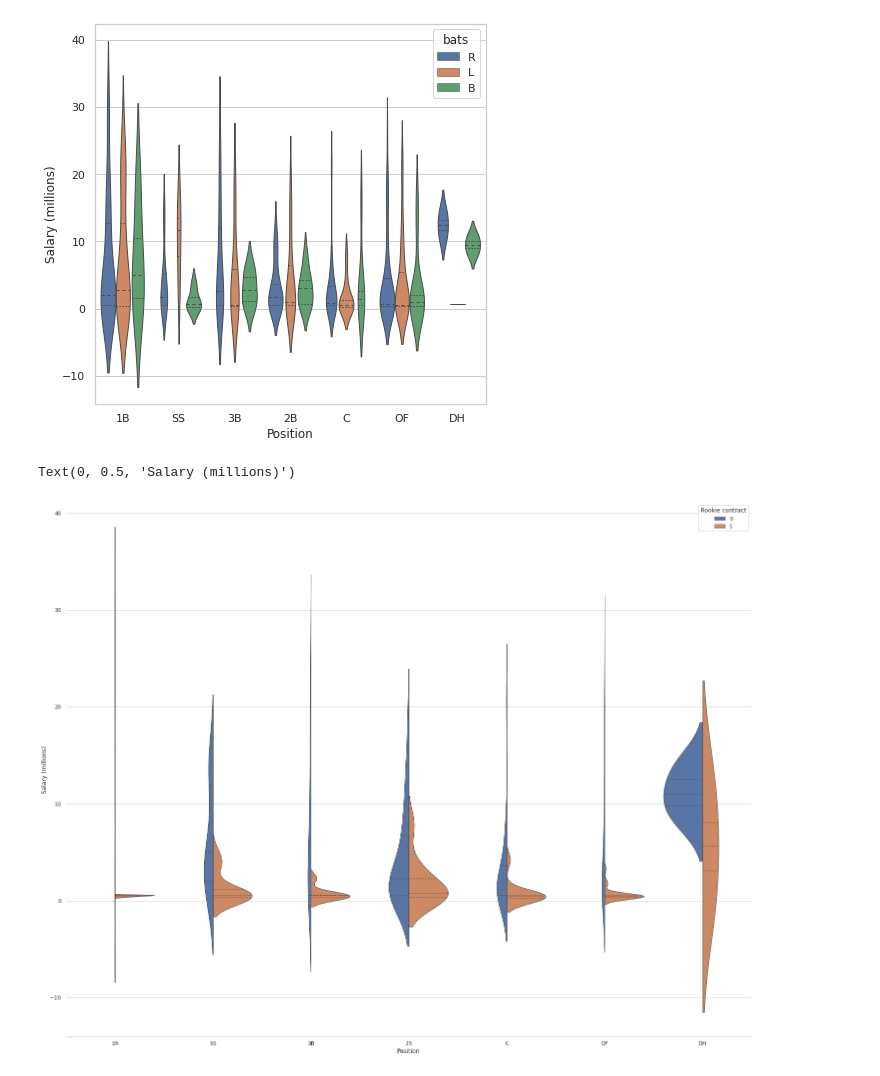
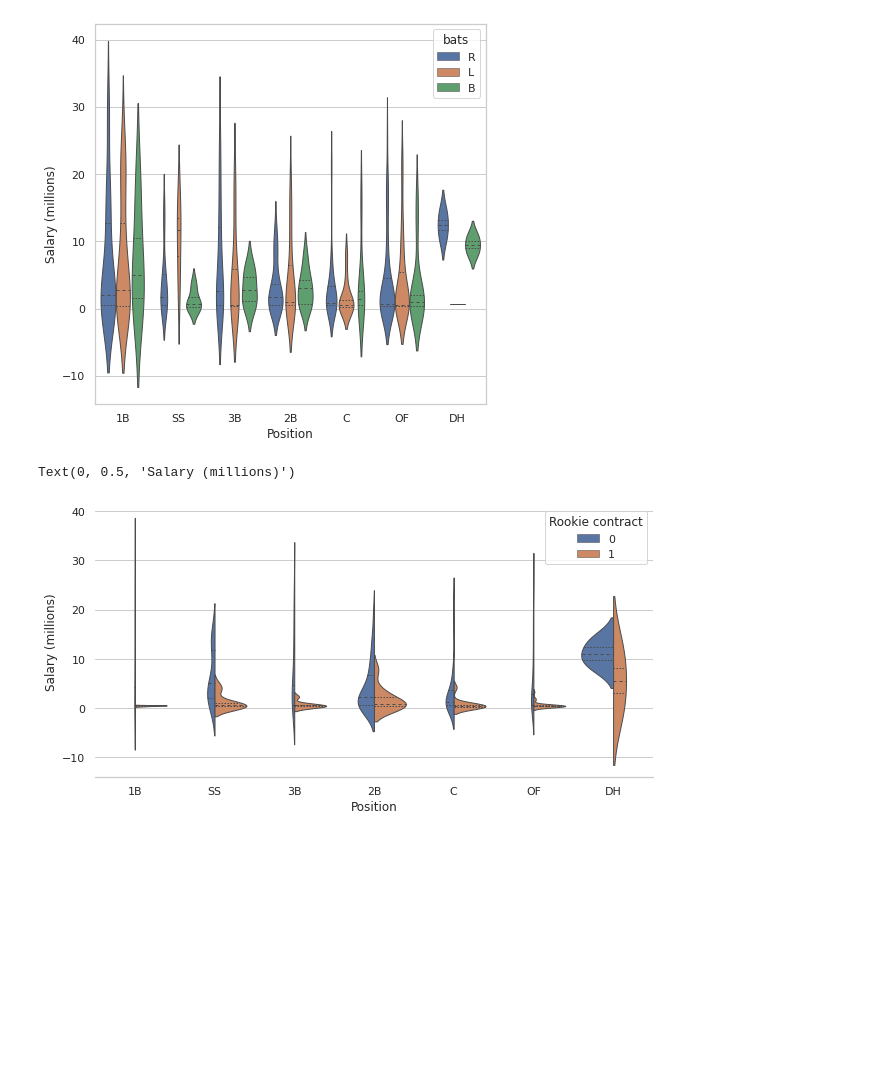
Before and after one commit to mnocerino23/MLB-Salary-Regressions, a Jupyter notebook: MLB_salaries_positionplayers_cleaned.ipynb, the cells around one changed output. Saved outputs shown, nothing was run; the diff lists cells and outputs as text; code cells hidden in the pictures; blank space fills up the shorter version.

```diff
--- a/MLB_salaries_positionplayers_cleaned.ipynb
+++ b/MLB_salaries_positionplayers_cleaned.ipynb
@@ -410,15 +410,15 @@ Text(0, 0.5, 'Salary (millions)')
 # %%
 sns.set_theme(style= "whitegrid")
 ax = sns.violinplot(x = stats['pos1'], y = stats['salary'], hue = stats['Rookie contract'],
                     split = True, inner = 'quart', linewidth = 1)
 sns.despine(left = True)
-sns.set(rc = {'figure.figsize':(7,7)})
+sns.set(rc = {'figure.figsize':(7,5)})
 
 ax.set_xlabel('Position')
 ax.set_ylabel('Salary (millions)')
 # %% [output]
 Text(0, 0.5, 'Salary (millions)')
-[figure, old version]
+[figure, new version]
 # %%
 stats_numeric = stats.drop(['name', 'bats', 'throws', 'teamID','pos1'], axis = 1, inplace = False)
 # %%
```
Also changed, not shown: parts of 8 cells of this notebook.
